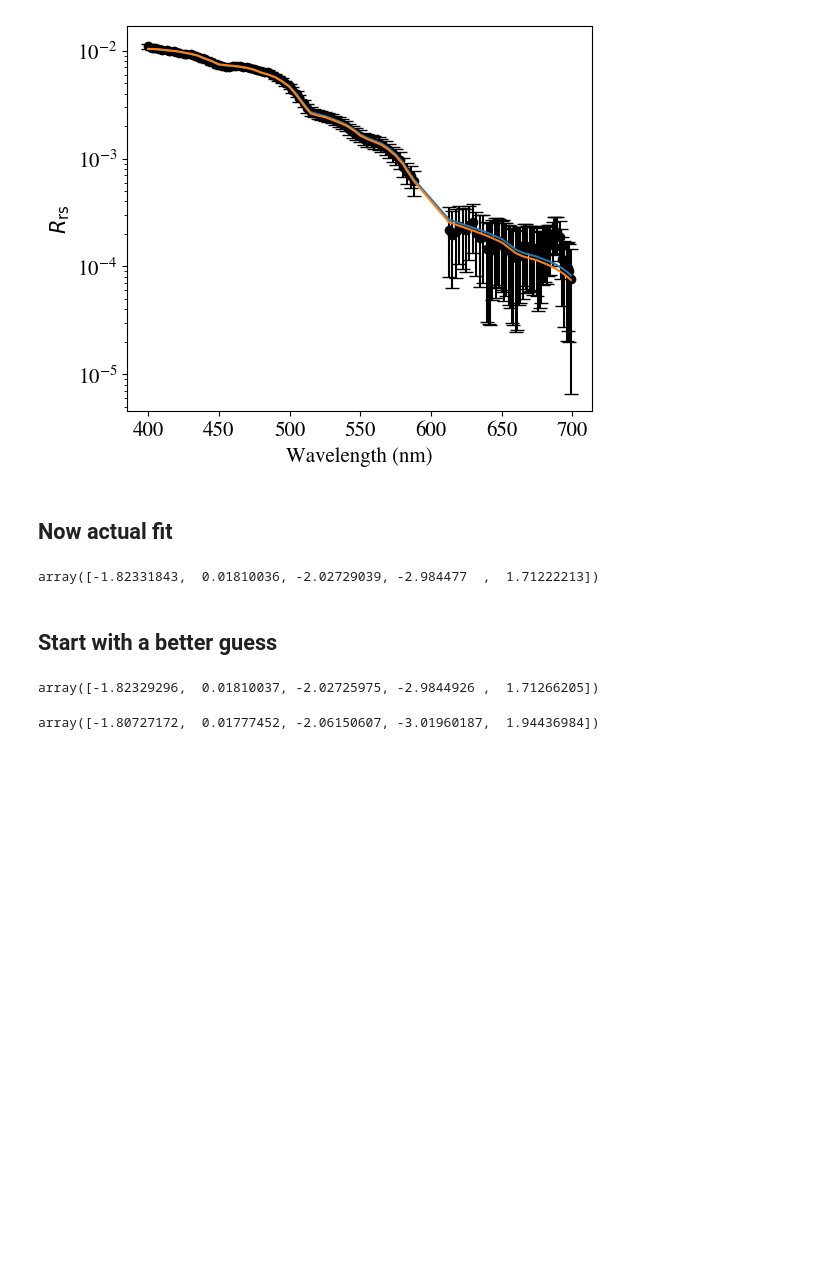
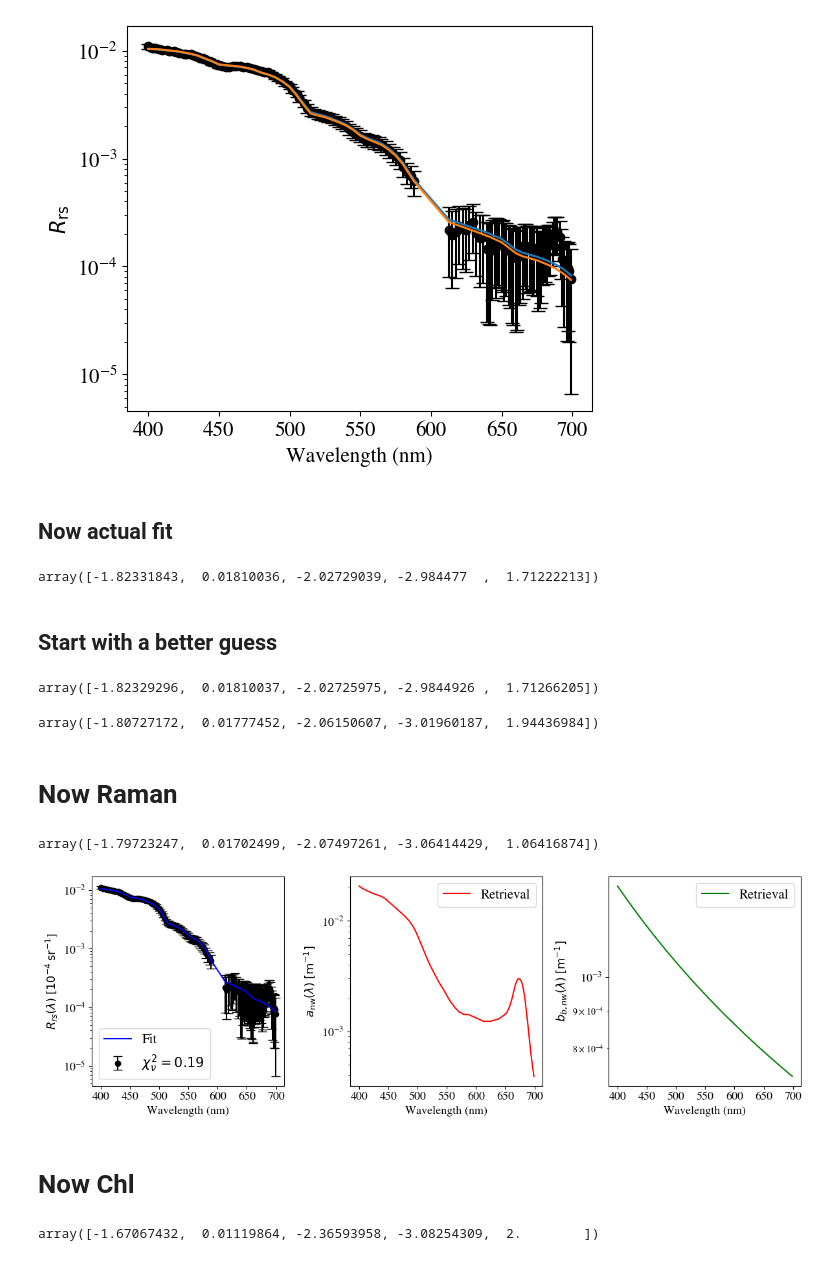
Before and after one commit to ocean-colour/bing, a Jupyter notebook: papers/biomass/Analysis/notebooks/Fitting/Fit_PACE_v3_1_RT.ipynb, the cells around one changed output. Drawn from its saved outputs; the diff is of its cells as text; code cells hidden in the pictures; blank space fills up the shorter version.

```diff
--- a/papers/biomass/Analysis/notebooks/Fitting/Fit_PACE_v3_1_RT.ipynb
+++ b/papers/biomass/Analysis/notebooks/Fitting/Fit_PACE_v3_1_RT.ipynb
@@ -153,3 +153,19 @@ array([-1.82329296,  0.01810037, -2.02725975, -2.9844926 ,  1.71266205])
 ans_V
 # %% [output]
 array([-1.80727172,  0.01777452, -2.06150607, -3.01960187,  1.94436984])
+# %% [markdown]
+# Now Raman
+# %%
+p_R = standard.expb_pow(satellite='PACE', add_noise=False,  variable_Gordon=True, include_Raman=True)
+# %%
+reload(fitting)
+models_R, ans_R, rt_dict_R = fitting.fit_me(items[0], in_p=p_R, return_early=True)
+ans_R
+# %% [output]
+array([-1.79723247,  0.01702499, -2.07497261, -3.06414429,  1.06416874])
+# %%
+plot(models_R, ans_R, rt_dict_R, items[0])
+# %% [output]
+[figure, added]
+# %% [markdown]
+# Now Chl
@@ -155,0 +175,6 @@ array([-1.80727172,  0.01777452, -2.06150607, -3.01960187,  1.94436984])
+# %%
+reload(fitting)
+models_C, ans_C, rt_dict_C = fitting.fit_me(items[0], in_p=p_C, return_early=True)
+ans_C
+# %% [output]
+array([-1.67067432,  0.01119864, -2.36593958, -3.08254309,  2.        ])
```
Also changed, not shown: parts of 2 cells of this notebook, 2 other files.
